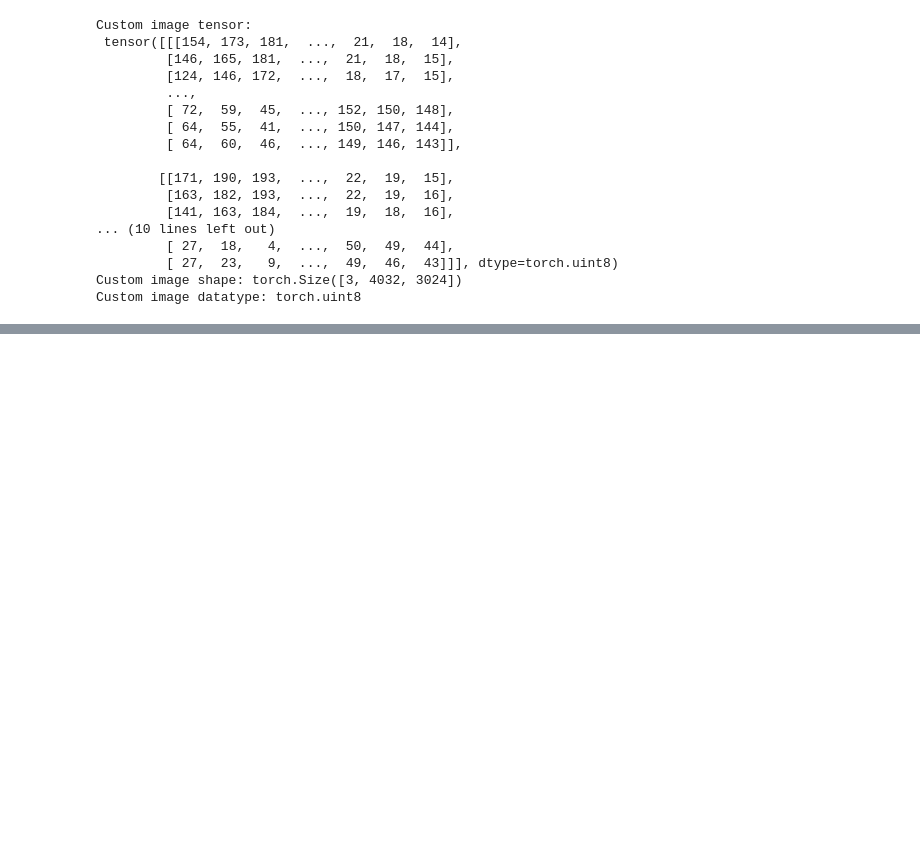
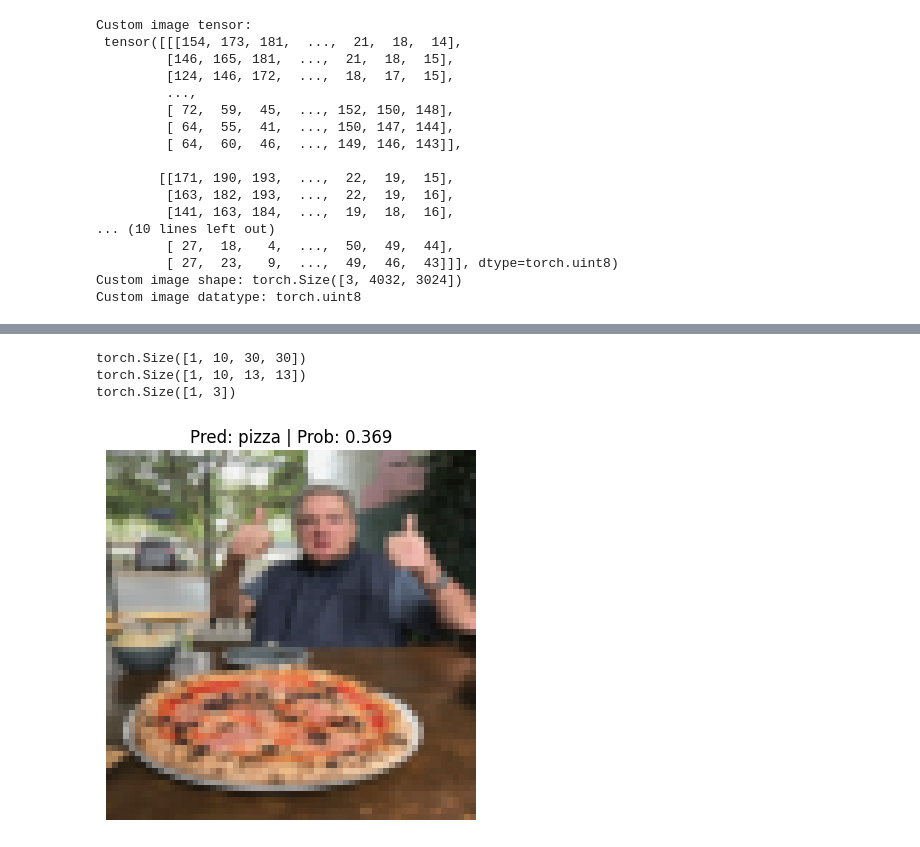
Before and after one commit to KavourEI/PyTorch_Exploration, a Jupyter notebook: 04_pytorch_custom_datasets.ipynb, the cells around one changed output, grey strips where cells are left out. Saved outputs shown, nothing was run; the diff lists cells and outputs as text; code cells hidden in the pictures; blank space fills up the shorter version.

```diff
--- a/04_pytorch_custom_datasets.ipynb
+++ b/04_pytorch_custom_datasets.ipynb
@@ -1425,0 +1603,13 @@ plt.imshow(custom_image_unit8.permute(1,2,0))
+# %%
+pred_and_plot_image(
+    model=model_1,
+    image_path=custom_image_path,
+    class_names=class_names,
+    transform=custom_image_tranform,
+    device=device
+)
+# %% [output]
+torch.Size([1, 10, 30, 30])
+torch.Size([1, 10, 13, 13])
+torch.Size([1, 3])
+[figure, added]
```
Also changed, not shown: parts of 38 cells of this notebook.
